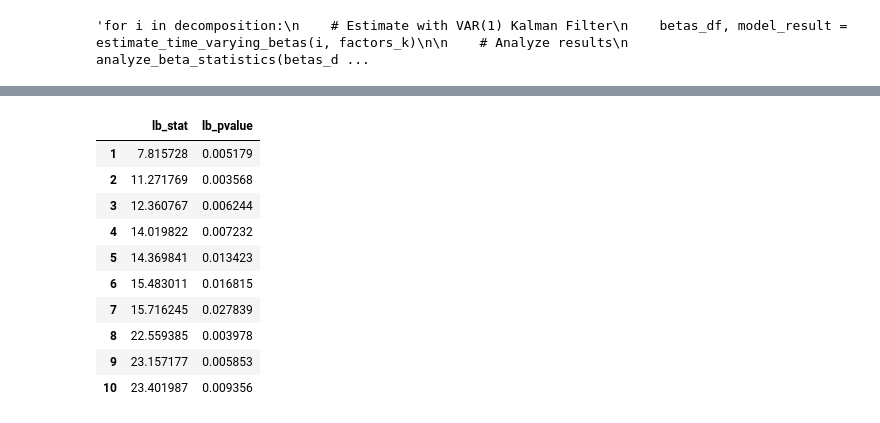
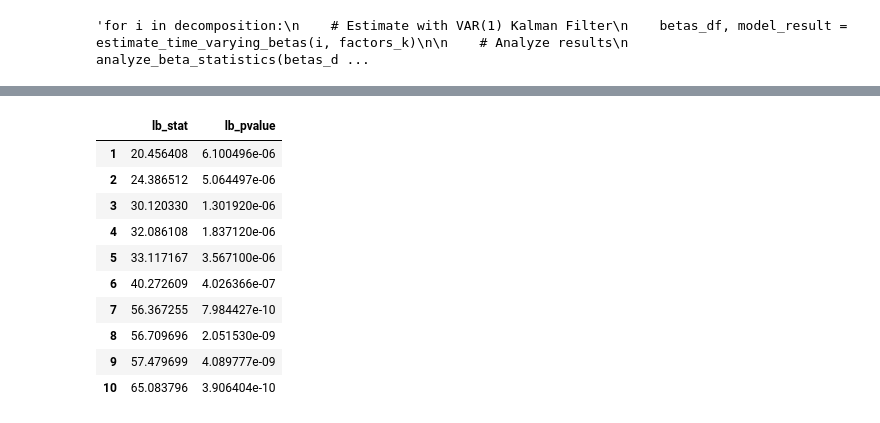
Before and after one commit to justusschenk/valueinvesting, a Jupyter notebook: Fama-French-Carhart.ipynb, the cells around one changed output, grey strips where cells are left out. Saved outputs shown, nothing was run; the diff lists cells and outputs as text; code cells hidden in the pictures.

```diff
--- a/Fama-French-Carhart.ipynb
+++ b/Fama-French-Carhart.ipynb
@@ -2125,42 +2128,3 @@ Date
 1991-03 -0.130698 -0.126222  0.449867
 Kalman Filter implementation ready!
 Use: run_kalman_analysis(returns, factors) to estimate time-varying betas
-# %%
-# 1) clean once up front
-y_clean, X_clean, index_clean = clean_data_simple(returns, factors, debug=False)
-
-# 2) get std_resid from stage-1
-betas1, std_resid, result1 = estimate_time_varying_betas_kalman(
-    returns, factors, debug=False
-)
-
-# 3) fit GARCH
-from arch import arch_model
-am = arch_model(std_resid, mean='Zero', vol='GARCH', p=1, q=1)
-garch_res = am.fit(disp='off')
-h_t = garch_res.conditional_volatility.values
-h_t_norm = h_t/h_t.mean()
-
-# 4) grid over phi
-best_llf = -np.inf
-best_phi = None
-best_res = None
-
-for phi in np.linspace(0.02, 1.0, 10):
-    h_t_scaled = phi * h_t_norm
-
-    # *** USE X_clean, y_clean here, NOT result1.model.exog ***
-    model2 = TimeVaryingBetaKalman(
-        endog=y_clean,
-        exog=X_clean,
-        obs_cov=h_t_scaled,
-        debug=False
-    )
-    # boost initial Q by factor 10
-    model2.ssm['state_cov'] = np.eye(model2.k_factors) * 0.1
-
-    res2 = model2.fit(method='lbfgs', disp=False)
-    if res2.llf > best_llf:
-        best_llf, best_phi, best_res = res2.llf, phi, res2
-
-print(f"→ best φ = {best_phi:.2f},  log-lik = {best_llf:.1f}")
@@ -2169,19 +2131,19 @@ print(f"→ best φ = {best_phi:.2f},  log-lik = {best_llf:.1f}")
 # %%
 #Analysis of residuals
-resid_lb_result = acorr_ljungbox(std_resid, lags=10, return_df=True)
+resid_lb_result = acorr_ljungbox(np.square(std_resid), lags=10, return_df=True)
 resid_lb_result
 # %% [output]
 |  | lb_stat | lb_pvalue |
-| 1 | 7.815728 | 0.005179 |
-| 2 | 11.271769 | 0.003568 |
-| 3 | 12.360767 | 0.006244 |
-| 4 | 14.019822 | 0.007232 |
-| 5 | 14.369841 | 0.013423 |
-| 6 | 15.483011 | 0.016815 |
-| 7 | 15.716245 | 0.027839 |
-| 8 | 22.559385 | 0.003978 |
-| 9 | 23.157177 | 0.005853 |
-| 10 | 23.401987 | 0.009356 |
+| 1 | 20.456408 | 6.100496e-06 |
+| 2 | 24.386512 | 5.064497e-06 |
+| 3 | 30.120330 | 1.301920e-06 |
+| 4 | 32.086108 | 1.837120e-06 |
+| 5 | 33.117167 | 3.567100e-06 |
+| 6 | 40.272609 | 4.026366e-07 |
+| 7 | 56.367255 | 7.984427e-10 |
+| 8 | 56.709696 | 2.051530e-09 |
+| 9 | 57.479699 | 4.089777e-09 |
+| 10 | 65.083796 | 3.906404e-10 |
 # %%
 """
 Statistical Significance Tests for Time-Varying Betas from Kalman Filter
```
Also changed, not shown: parts of 3 cells of this notebook, 2 other files.
